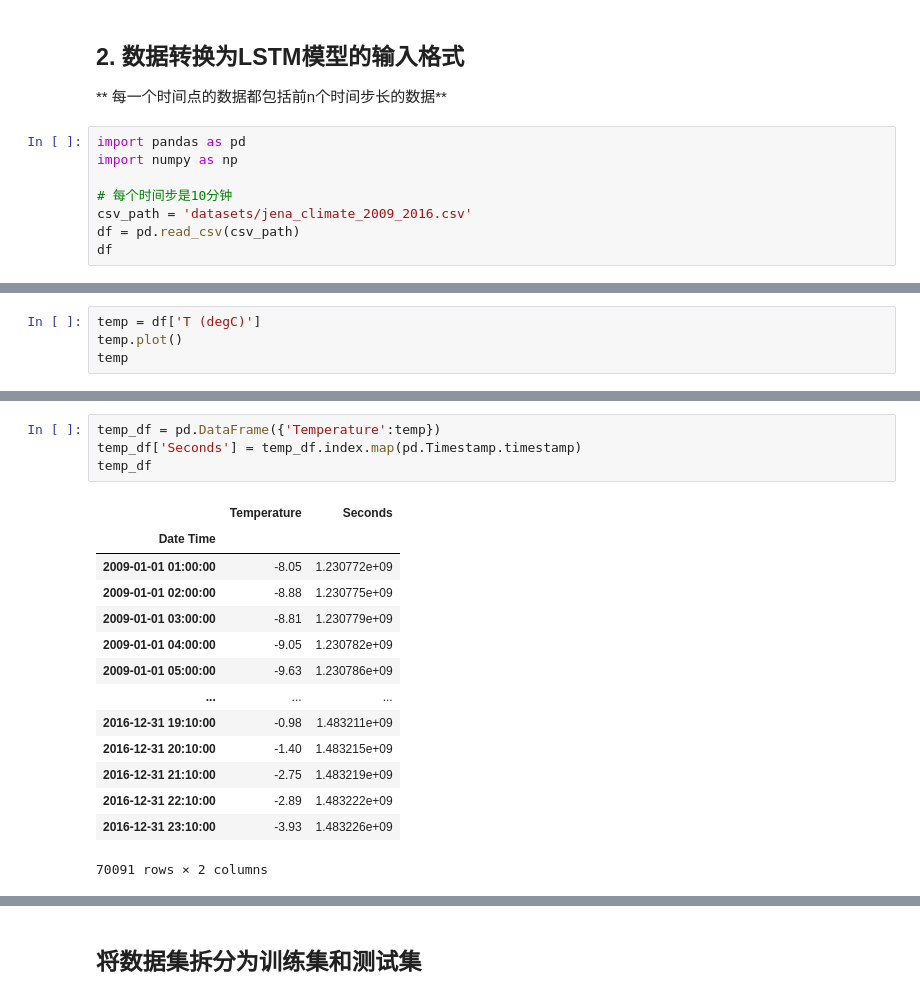
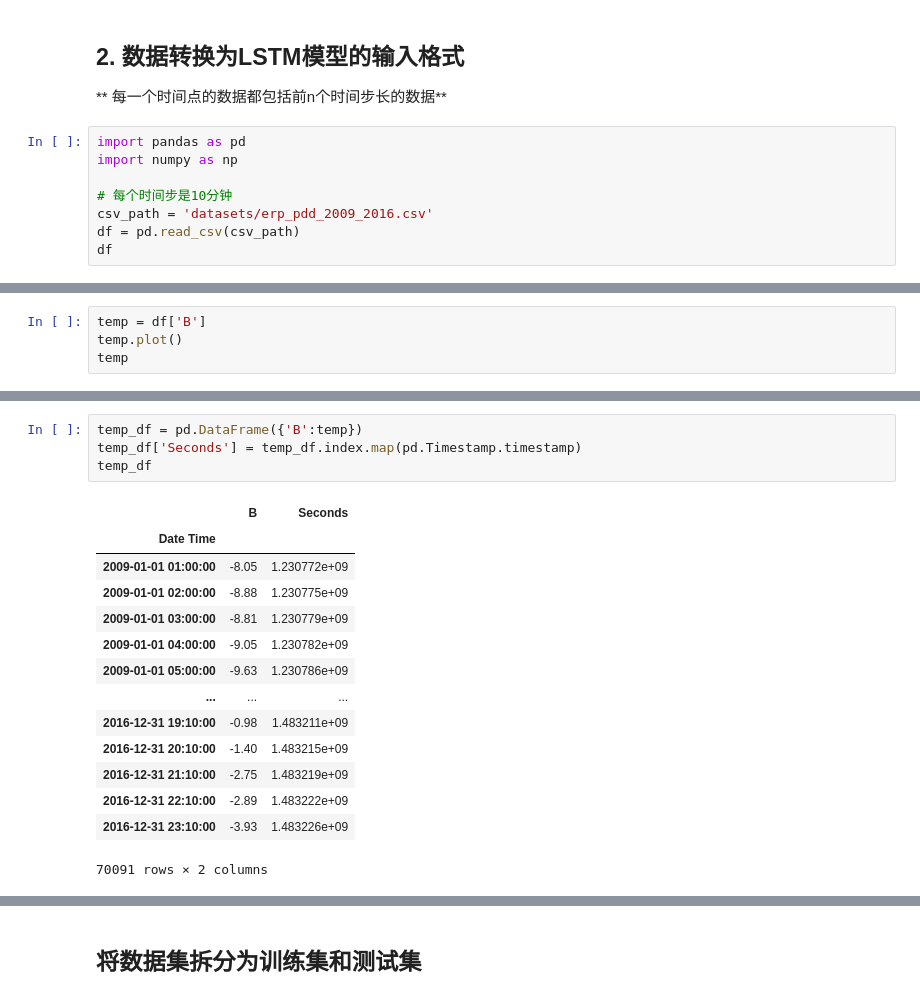
Before and after one commit to zwong91/erp-lstm, a Jupyter notebook: 【C1】训练LSTM库存模型.ipynb, the cells around one changed output, grey strips where cells are left out. Saved outputs shown, nothing was run; the diff lists cells and outputs as text.

```diff
--- a/【C1】训练LSTM库存模型.ipynb
+++ b/【C1】训练LSTM库存模型.ipynb
@@ -40,7 +40,7 @@ import pandas as pd
 import numpy as np
 
 # 每个时间步是10分钟
-csv_path = 'datasets/jena_climate_2009_2016.csv'
+csv_path = 'datasets/erp_pdd_2009_2016.csv'
 df = pd.read_csv(csv_path)
 df
 # %% [output]
@@ -100,5 +100,5 @@ df[:26]
 # %%
-temp = df['T (degC)']
+temp = df['B']
 temp.plot()
 temp
 # %% [output]
@@ -118,10 +118,10 @@ Name: T (degC), Length: 70091, dtype: float64
 [figure]
 # %%
-temp_df = pd.DataFrame({'Temperature':temp})
+temp_df = pd.DataFrame({'B':temp})
 temp_df['Seconds'] = temp_df.index.map(pd.Timestamp.timestamp)
 temp_df
 # %% [output]
-|  | Temperature | Seconds |
+|  | B | Seconds |
 | Date Time |  |  |
 | 2009-01-01 01:00:00 | -8.05 | 1.230772e+09 |
 | 2009-01-01 02:00:00 | -8.88 | 1.230775e+09 |
```
Also changed, not shown: parts of 16 cells of this notebook, 24 other files.
